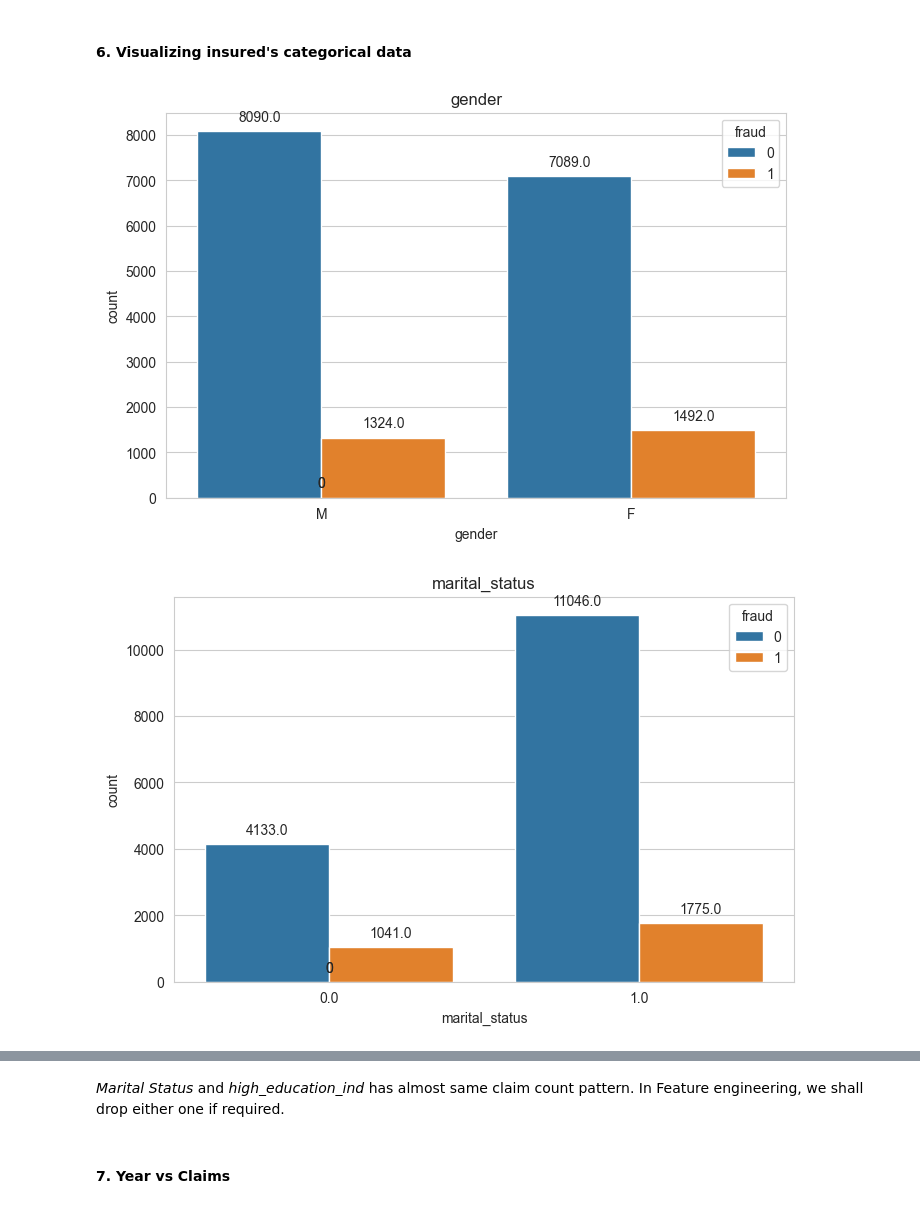
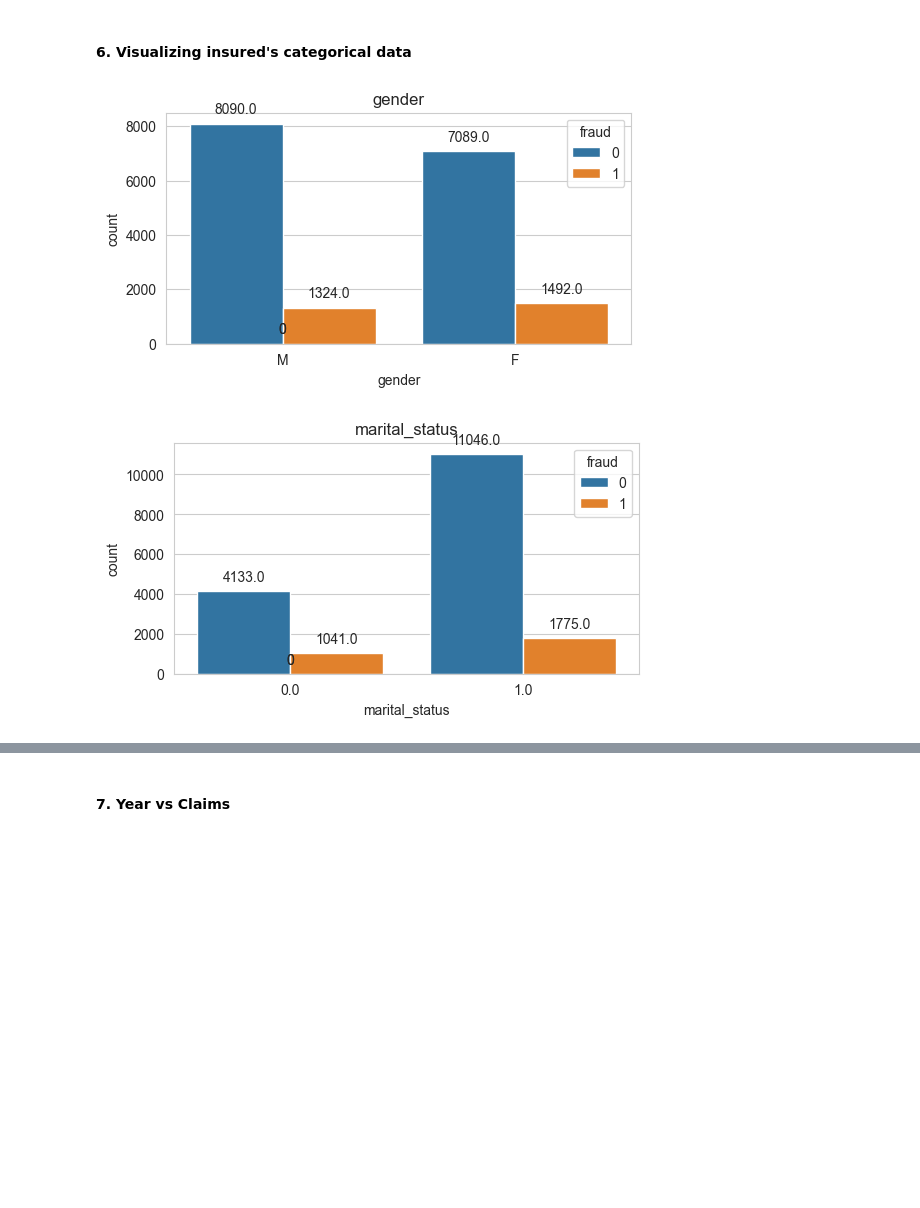
Before and after one commit to Nirmal0009/Dissertation, a Jupyter notebook: ML.ipynb, the cells around one changed output, grey strips where cells are left out. Cells and saved outputs as stored; diff of their text form; code cells hidden in the pictures; blank space fills up the shorter version.

```diff
--- a/ML.ipynb
+++ b/ML.ipynb
@@ -188,20 +178,20 @@ for col in ["age_of_driver", "safty_rating"]:
 # %%
 columns_of_interest = ["gender", "marital_status", "high_education_ind", "address_change_ind", "living_status"]
 
 for col2 in columns_of_interest:
     sns.set_style('whitegrid')
-    plt.figure(figsize=(8, 5))  # Adjust the figure size as needed
+    plt.figure(figsize=(6, 3))  # Adjust the figure size as needed
 
     # Create count plot
     ax = sns.countplot(x=col2, hue='fraud', data=df)
 
     # Add data labels to the bars
     for p in ax.patches:
         ax.annotate(f'{p.get_height()}', (p.get_x() + p.get_width() / 2., p.get_height()),
                     ha='center', va='center', xytext=(0, 10), textcoords='offset points')
 
     plt.title(f'{col2}')
     plt.show()
 # %% [output]
-[figure, old version]
+[figure, new version]
-[figure, old version]
+[figure, new version]
@@ -211,5 +201,3 @@ for col2 in columns_of_interest:
-# %% [markdown]
-*Marital Status* and *high_education_ind* has almost same claim count pattern. In Feature engineering, we shall drop either one if required.
 # %% [markdown]
 #### 7. Year vs Claims
 # %%
```
Also changed, not shown: parts of 21 cells of this notebook.
